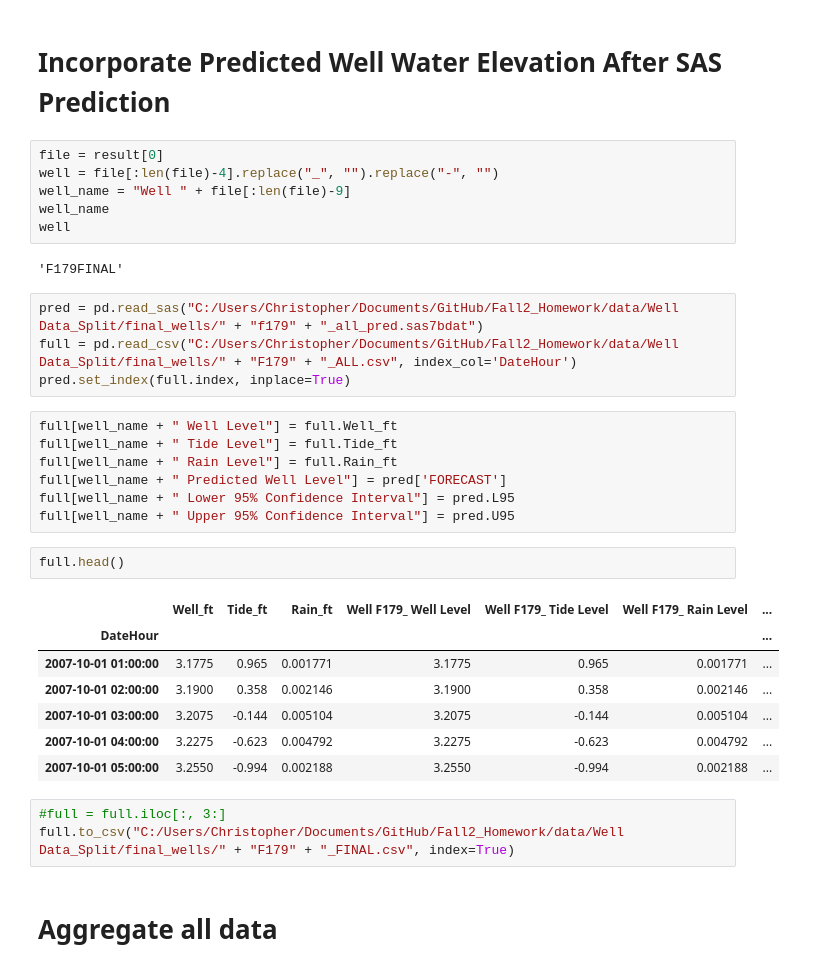
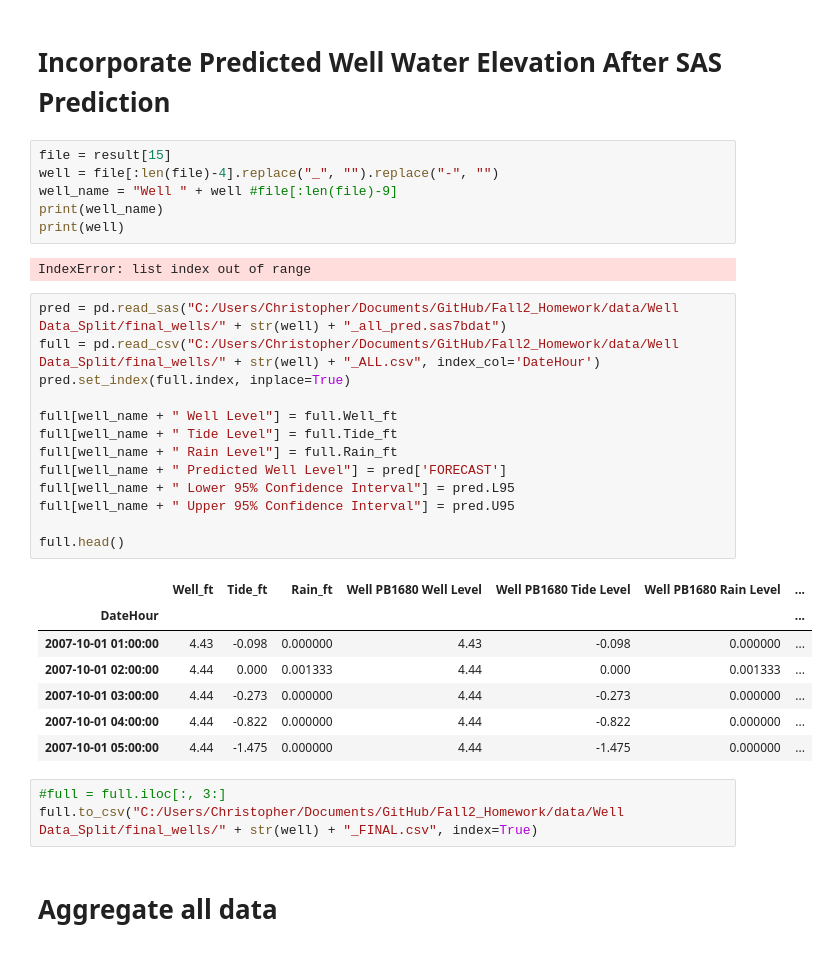
Before and after one commit to ccnobbli/Fall2_Homework, a Jupyter notebook: data/Well Data_Split/Aggregate All Well Data.ipynb, the cells around one changed output. Saved outputs shown, nothing was run; the diff lists cells and outputs as text.

Commit message:
data update

```diff
--- a/data/Well Data_Split/Aggregate All Well Data.ipynb
+++ b/data/Well Data_Split/Aggregate All Well Data.ipynb
@@ -226,37 +200,37 @@ full.to_csv(new_file, index=True)
 # %% [markdown]
 # Incorporate Predicted Well Water Elevation After SAS Prediction
 # %%
-file = result[0]
+file = result[15]
 well = file[:len(file)-4].replace("_", "").replace("-", "")
-well_name = "Well " + file[:len(file)-9]
-well_name
-well
+well_name = "Well " + well #file[:len(file)-9]
+print(well_name)
+print(well)
 # %% [output]
-'F179FINAL'
+IndexError: list index out of range
 # %%
-pred = pd.read_sas("C:/Users/Christopher/Documents/GitHub/Fall2_Homework/data/Well Data_Split/final_wells/" + "f179" + "_all_pred.sas7bdat")
-full = pd.read_csv("C:/Users/Christopher/Documents/GitHub/Fall2_Homework/data/Well Data_Split/final_wells/" + "F179" + "_ALL.csv", index_col='DateHour')
+pred = pd.read_sas("C:/Users/Christopher/Documents/GitHub/Fall2_Homework/data/Well Data_Split/final_wells/" + str(well) + "_all_pred.sas7bdat")
+full = pd.read_csv("C:/Users/Christopher/Documents/GitHub/Fall2_Homework/data/Well Data_Split/final_wells/" + str(well) + "_ALL.csv", index_col='DateHour')
 pred.set_index(full.index, inplace=True)
+
+full[well_name + " Well Level"] = full.Well_ft
+full[well_name + " Tide Level"] = full.Tide_ft
+full[well_name + " Rain Level"] = full.Rain_ft
+full[well_name + " Predicted Well Level"] = pred['FORECAST']
+full[well_name + " Lower 95% Confidence Interval"] = pred.L95
+full[well_name + " Upper 95% Confidence Interval"] = pred.U95
+
+full.head()
+# %% [output]
+|  | Well_ft | Tide_ft | Rain_ft | Well PB1680 Well Level | Well PB1680 Tide Level | Well PB1680 Rain Level | ... |
+| DateHour |  |  |  |  |  |  | ... |
+| 2007-10-01 01:00:00 | 4.43 | -0.098 | 0.000000 | 4.43 | -0.098 | 0.000000 | ... |
+| 2007-10-01 02:00:00 | 4.44 | 0.000 | 0.001333 | 4.44 | 0.000 | 0.001333 | ... |
+| 2007-10-01 03:00:00 | 4.44 | -0.273 | 0.000000 | 4.44 | -0.273 | 0.000000 | ... |
+| 2007-10-01 04:00:00 | 4.44 | -0.822 | 0.000000 | 4.44 | -0.822 | 0.000000 | ... |
+| 2007-10-01 05:00:00 | 4.44 | -1.475 | 0.000000 | 4.44 | -1.475 | 0.000000 | ... |
-# %%
-full[well_name + " Well Level"] = full.Well_ft
-full[well_name + " Tide Level"] = full.Tide_ft
-full[well_name + " Rain Level"] = full.Rain_ft
-full[well_name + " Predicted Well Level"] = pred['FORECAST']
-full[well_name + " Lower 95% Confidence Interval"] = pred.L95
-full[well_name + " Upper 95% Confidence Interval"] = pred.U95
-# %%
-full.head()
-# %% [output]
-|  | Well_ft | Tide_ft | Rain_ft | Well F179_ Well Level | Well F179_ Tide Level | Well F179_ Rain Level | ... |
-| DateHour |  |  |  |  |  |  | ... |
-| 2007-10-01 01:00:00 | 3.1775 | 0.965 | 0.001771 | 3.1775 | 0.965 | 0.001771 | ... |
-| 2007-10-01 02:00:00 | 3.1900 | 0.358 | 0.002146 | 3.1900 | 0.358 | 0.002146 | ... |
-| 2007-10-01 03:00:00 | 3.2075 | -0.144 | 0.005104 | 3.2075 | -0.144 | 0.005104 | ... |
-| 2007-10-01 04:00:00 | 3.2275 | -0.623 | 0.004792 | 3.2275 | -0.623 | 0.004792 | ... |
-| 2007-10-01 05:00:00 | 3.2550 | -0.994 | 0.002188 | 3.2550 | -0.994 | 0.002188 | ... |
 # %%
 #full = full.iloc[:, 3:]
-full.to_csv("C:/Users/Christopher/Documents/GitHub/Fall2_Homework/data/Well Data_Split/final_wells/" + "F179" + "_FINAL.csv", index=True)
+full.to_csv("C:/Users/Christopher/Documents/GitHub/Fall2_Homework/data/Well Data_Split/final_wells/" + str(well) + "_FINAL.csv", index=True)
 # %% [markdown]
 # Aggregate all data
 # %%
```
Also changed, not shown: parts of 43 cells of this notebook, 36 other files.
